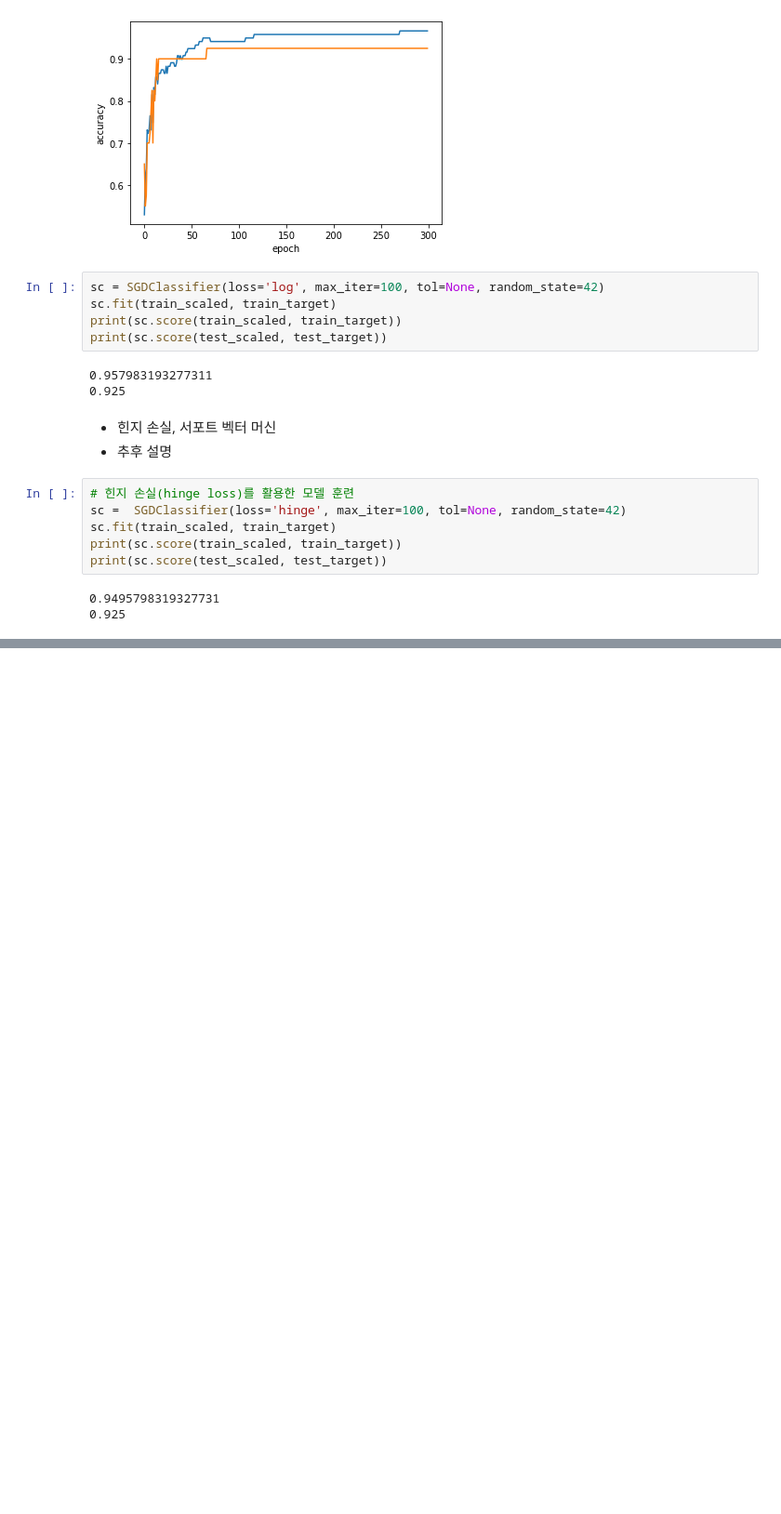
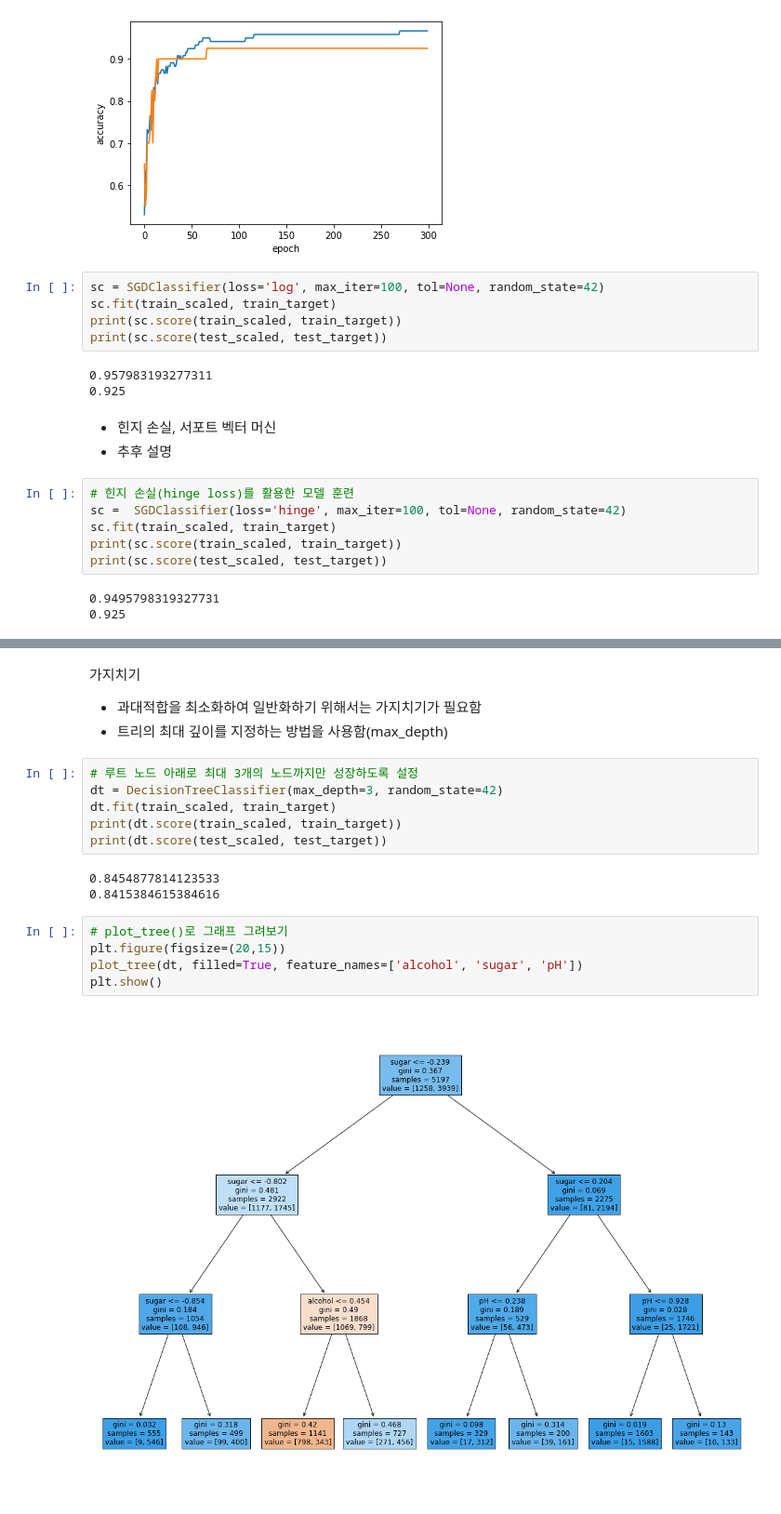
Before and after one commit to bravo-jino/Data-Science-Training, a Jupyter notebook: by_myself_ML&DL.ipynb, the cells around one changed output, grey strips where cells are left out. Shown at 93% size. Cells and saved outputs as stored; diff of their text form; blank space fills up the shorter version.

```diff
--- a/by_myself_ML&DL.ipynb
+++ b/by_myself_ML&DL.ipynb
@@ -1175,0 +1306,20 @@ print(sc.score(test_scaled, test_target))
+# %% [markdown]
+가지치기
+- 과대적합을 최소화하여 일반화하기 위해서는 가지치기가 필요함
+- 트리의 최대 깊이를 지정하는 방법을 사용함(max_depth)
+# %%
+# 루트 노드 아래로 최대 3개의 노드까지만 성장하도록 설정
+dt = DecisionTreeClassifier(max_depth=3, random_state=42)
+dt.fit(train_scaled, train_target)
+print(dt.score(train_scaled, train_target))
+print(dt.score(test_scaled, test_target))
+# %% [output]
+0.8454877814123533
+0.8415384615384616
+# %%
+# plot_tree()로 그래프 그려보기
+plt.figure(figsize=(20,15))
+plot_tree(dt, filled=True, feature_names=['alcohol', 'sugar', 'pH'])
+plt.show()
+# %% [output]
+[figure, added]
```
Also changed, not shown: parts of 20 cells of this notebook.
